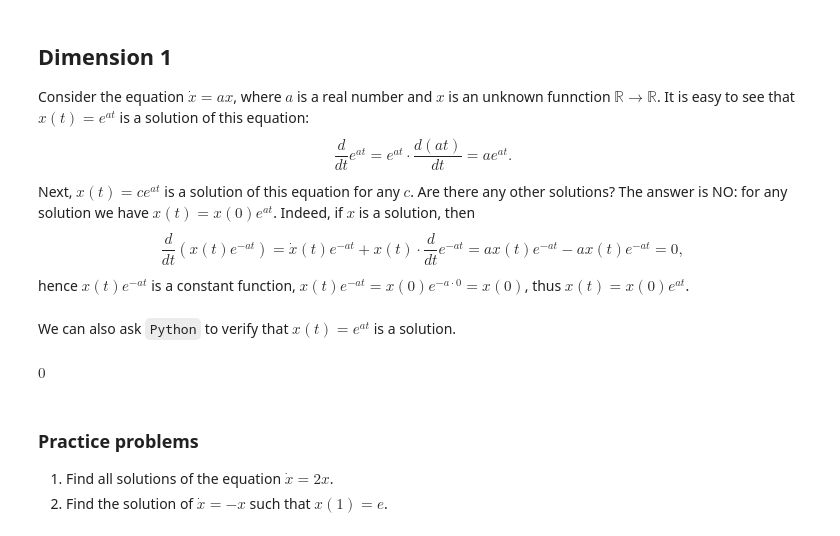
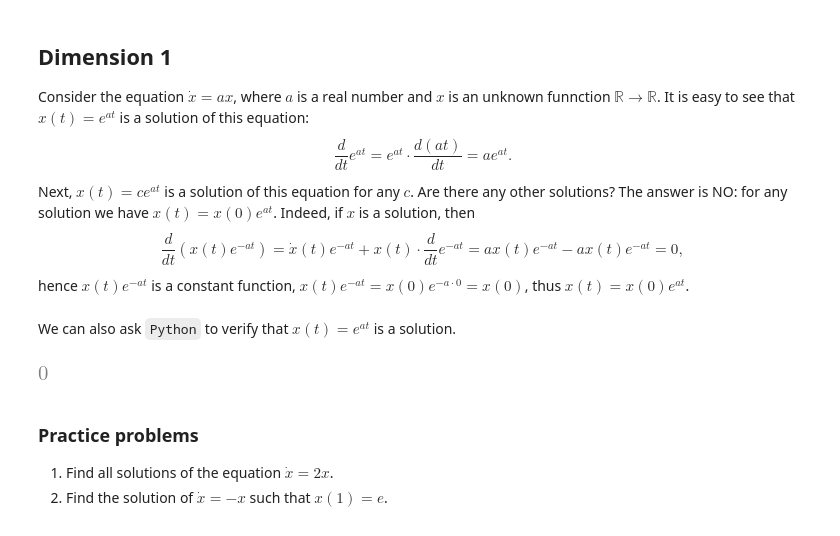
Before and after one commit to urkud/mat332-notebooks, a Jupyter notebook: Linear_ODEs.ipynb, the cells around one changed output. Saved outputs shown, nothing was run; the diff lists cells and outputs as text; code cells hidden in the pictures.

```diff
--- a/Linear_ODEs.ipynb
+++ b/Linear_ODEs.ipynb
@@ -22,11 +20,11 @@ hence $x(t)e^{-at}$ is a constant function, $x(t)e^{-at}=x(0)e^{-a\cdot 0}=x(0)$
 # %% [markdown]
 We can also ask `Python` to verify that $x(t)=e^{at}$ is a solution.
 # %%
-sp.var('a t c')
-x = c * sp.exp(a * t)
-sp.simplify(x.diff(t) - a * x)
+var('a t c')
+x = c * exp(a * t)
+simplify(x.diff(t) - a * x)
 # %% [output]
-$\displaystyle 0$
+[figure, added]
 # %% [markdown]
 ### Practice problems
 
```
Also changed, not shown: parts of 5 cells of this notebook, 4 other files.
